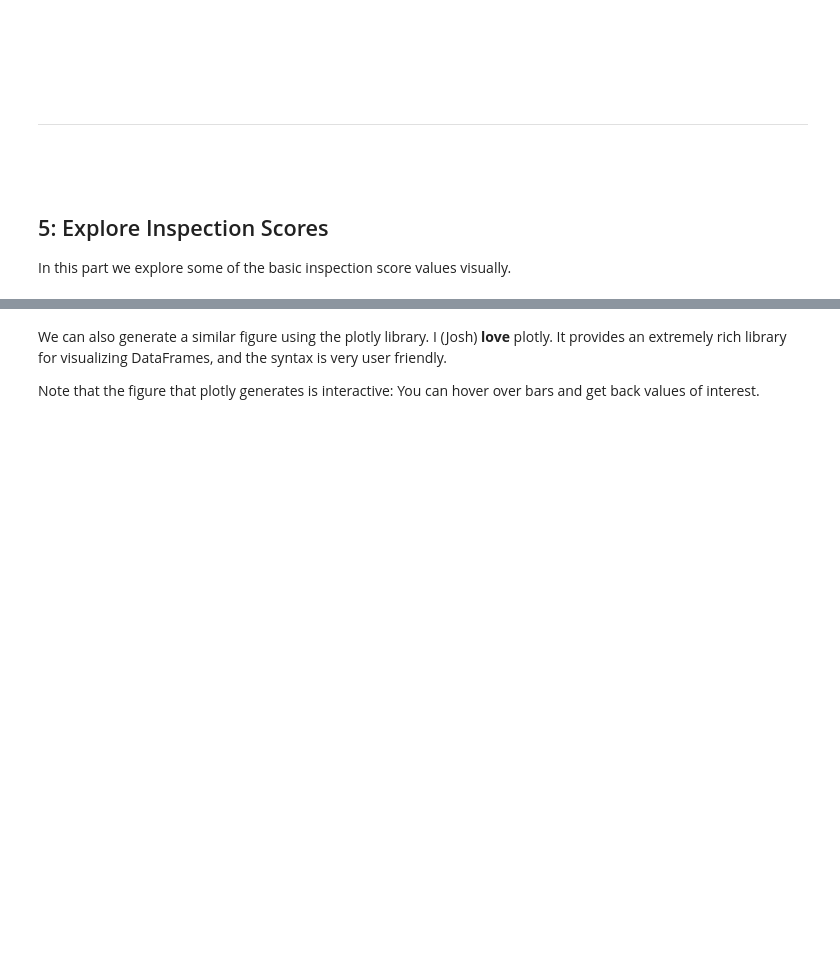
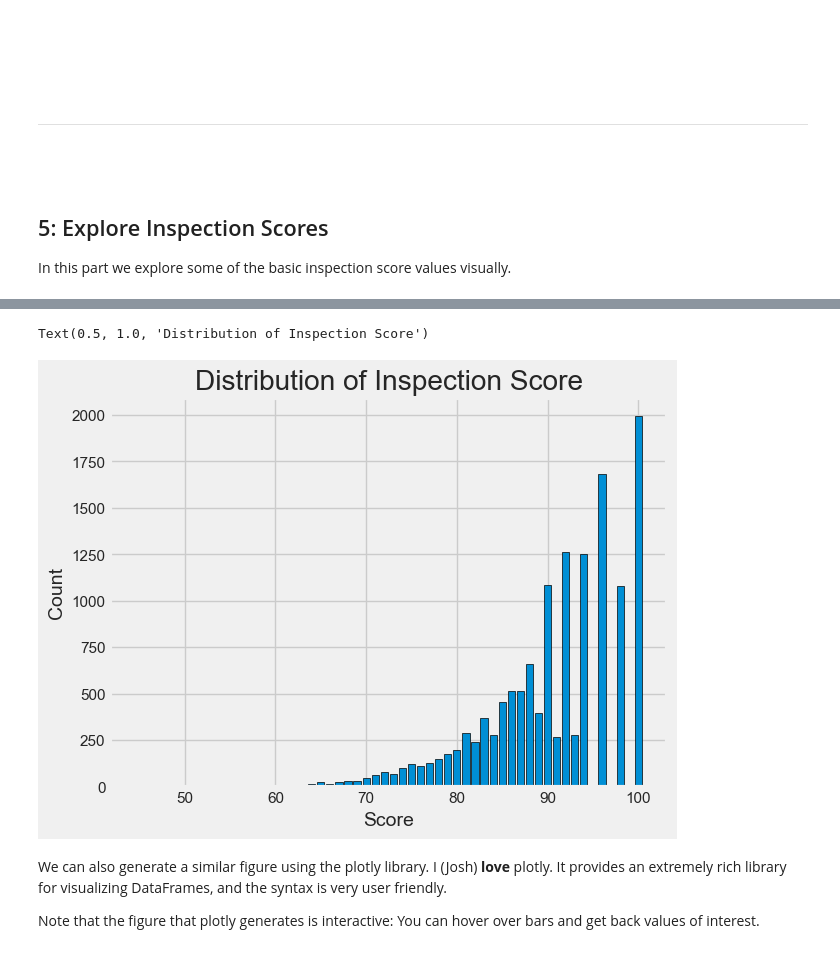
Before and after one commit to AliceRayLu/data-100-sp22, a Jupyter notebook: hw/hw02/hw02.ipynb, the cells around one changed output, grey strips where cells are left out. Cells and saved outputs as stored; diff of their text form; code cells hidden in the pictures; blank space fills up the shorter version.

```diff
--- a/hw/hw02/hw02.ipynb
+++ b/hw/hw02/hw02.ipynb
@@ -1206,3 +1252,13 @@ manual: True
+# %%
+mydata = ins.groupby('score',as_index=True)['bid'].agg('size').to_frame().rename(columns={'bid':'count'})
+# mydata['count'].values
+plt.bar(mydata.index,mydata['count'].values,edgecolor = 'black')
+plt.xlabel("Score")
+plt.ylabel("Count")
+plt.title("Distribution of Inspection Score")
+# %% [output]
+Text(0.5, 1.0, 'Distribution of Inspection Score')
+[figure, added]
 # %% [markdown]
 <!-- END QUESTION -->
 
```
Also changed, not shown: parts of 28 cells of this notebook, 1 other file.
